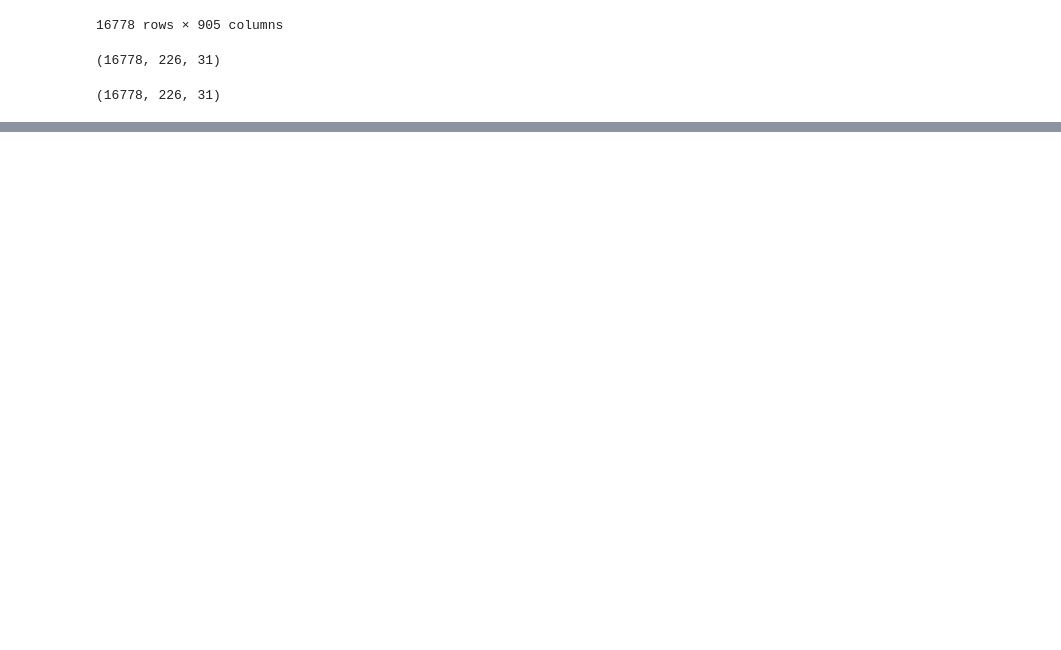
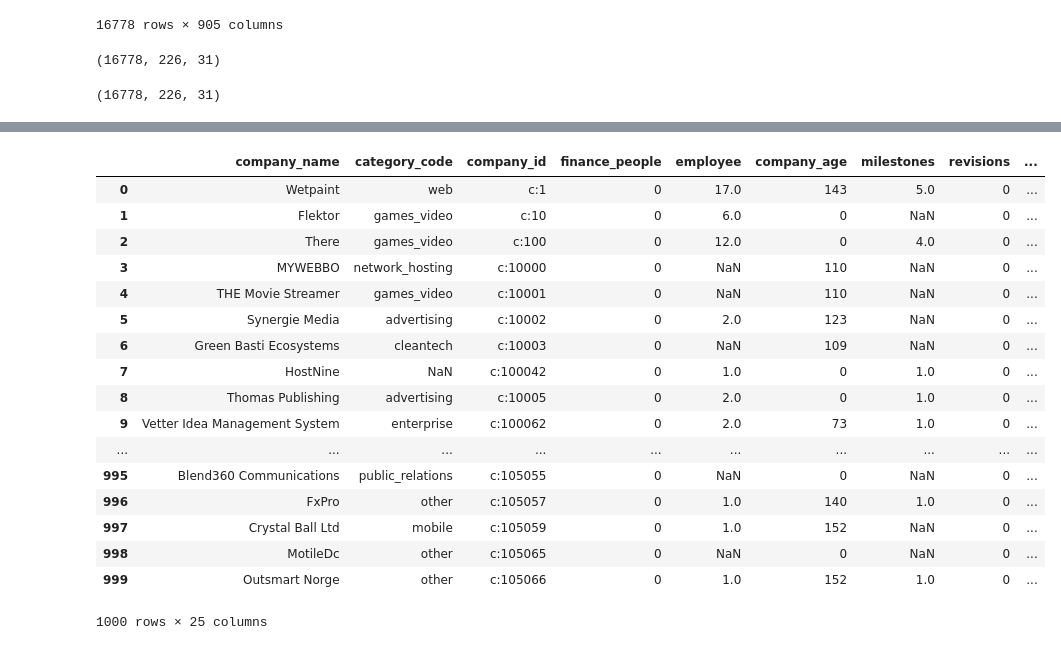
Before and after one commit to Zori-SMS/StartupPredicting, a Jupyter notebook: data/input_merge.ipynb, the cells around one changed output, grey strips where cells are left out. Cells and saved outputs as stored; diff of their text form; code cells hidden in the pictures; blank space fills up the shorter version.

```diff
--- a/data/input_merge.ipynb
+++ b/data/input_merge.ipynb
@@ -1,6 +1,7 @@
 # %%
 import pandas as pd
 import numpy as np
+pd.options.display.max_columns = None
 # %%
 df_unique_funding = pd.read_pickle('./merge_pkl/funding.pkl')
 df_unique_acquiring = pd.read_pickle('./merge_pkl/acquiring.pkl')
@@ -229,6 +227,0 @@ df_input.to_pickle('./merge_pkl/inputX.pkl')
-# %%
-months = [np.zeros(2),np.zeros(3),np.zeros(4),np.zeros(5)]
-days = [np.ones(2),np.ones(3),np.ones(4),np.ones(5)]
-d = {'Month':months,'Day':days,'Months':months,'Monthss':months,}
-df = pd.DataFrame(d)
-df
@@ -234,0 +264,3 @@ df
+# %%
+df_basic = pd.read_csv('./sample-results.csv')
+df_basic.loc[df_basic['company_id']=='c:144040']
@@ -234,0 +269,3 @@ df
+# %%
+df_basic  = pd.merge(df, df_basic, how='left',left_on='funding_object_id', right_on='company_id')
+df_basic # .drop(columns=["milestone_object_id"],inplace=True)
@@ -234,0 +313,21 @@ df
+# %%
+df_basic
+# %% [output]
+|  | company_name | category_code | company_id | finance_people | employee | company_age | milestones | revisions | ... |
+| 0 | Wetpaint | web | c:1 | 0 | 17.0 | 143 | 5.0 | 0 | ... |
+| 1 | Flektor | games_video | c:10 | 0 | 6.0 | 0 | NaN | 0 | ... |
+| 2 | There | games_video | c:100 | 0 | 12.0 | 0 | 4.0 | 0 | ... |
+| 3 | MYWEBBO | network_hosting | c:10000 | 0 | NaN | 110 | NaN | 0 | ... |
+| 4 | THE Movie Streamer | games_video | c:10001 | 0 | NaN | 110 | NaN | 0 | ... |
+| 5 | Synergie Media | advertising | c:10002 | 0 | 2.0 | 123 | NaN | 0 | ... |
+| 6 | Green Basti Ecosystems | cleantech | c:10003 | 0 | NaN | 109 | NaN | 0 | ... |
+| 7 | HostNine | NaN | c:100042 | 0 | 1.0 | 0 | 1.0 | 0 | ... |
+| 8 | Thomas Publishing | advertising | c:10005 | 0 | 2.0 | 0 | 1.0 | 0 | ... |
+| 9 | Vetter Idea Management System | enterprise | c:100062 | 0 | 2.0 | 73 | 1.0 | 0 | ... |
+| ... | ... | ... | ... | ... | ... | ... | ... | ... | ... |
+| 995 | Blend360 Communications | public_relations | c:105055 | 0 | NaN | 0 | NaN | 0 | ... |
+| 996 | FxPro | other | c:105057 | 0 | 1.0 | 140 | 1.0 | 0 | ... |
+| 997 | Crystal Ball Ltd | mobile | c:105059 | 0 | 1.0 | 152 | NaN | 0 | ... |
+| 998 | MotileDc | other | c:105065 | 0 | NaN | 0 | NaN | 0 | ... |
+| 999 | Outsmart Norge | other | c:105066 | 0 | 1.0 | 152 | 1.0 | 0 | ... |
+1000 rows × 25 columns
```
Also changed, not shown: parts of 7 cells of this notebook, 9 other files.
